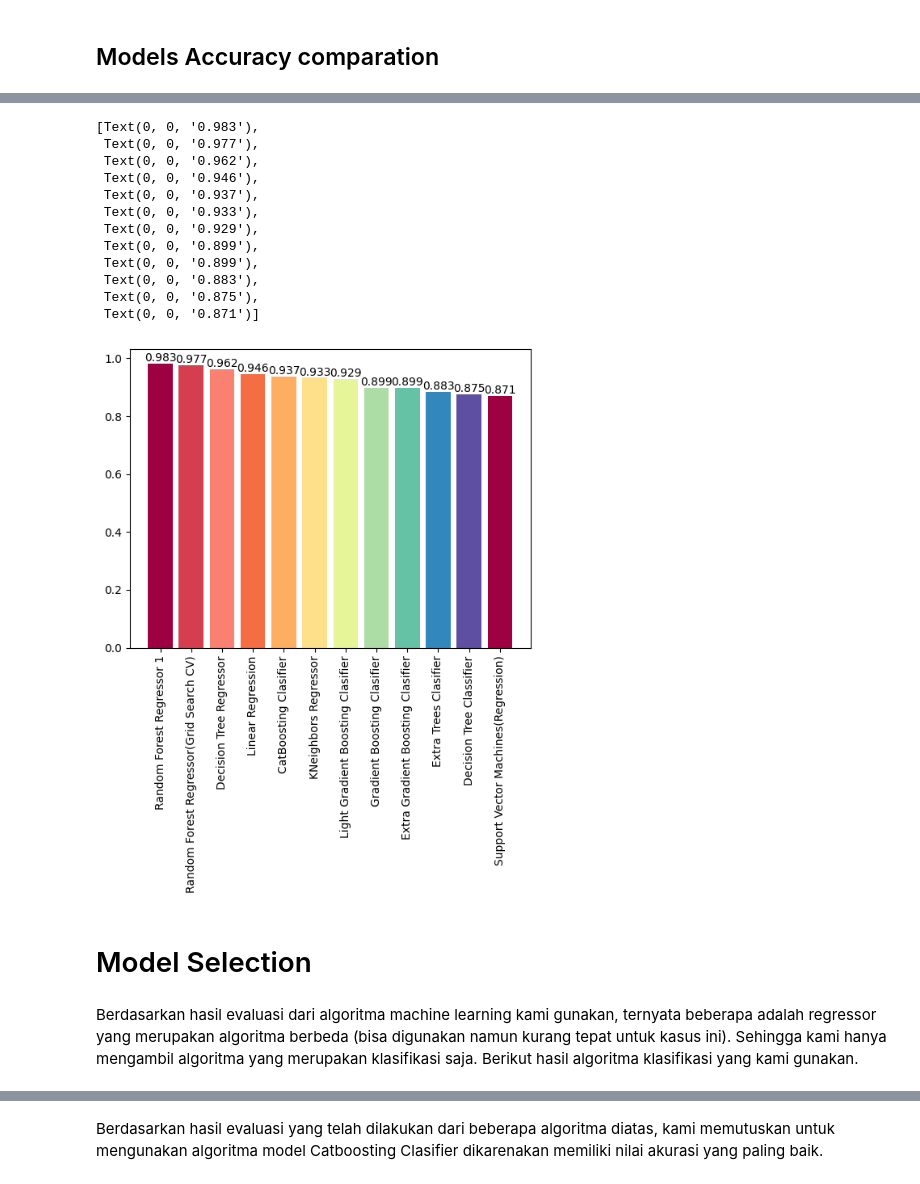
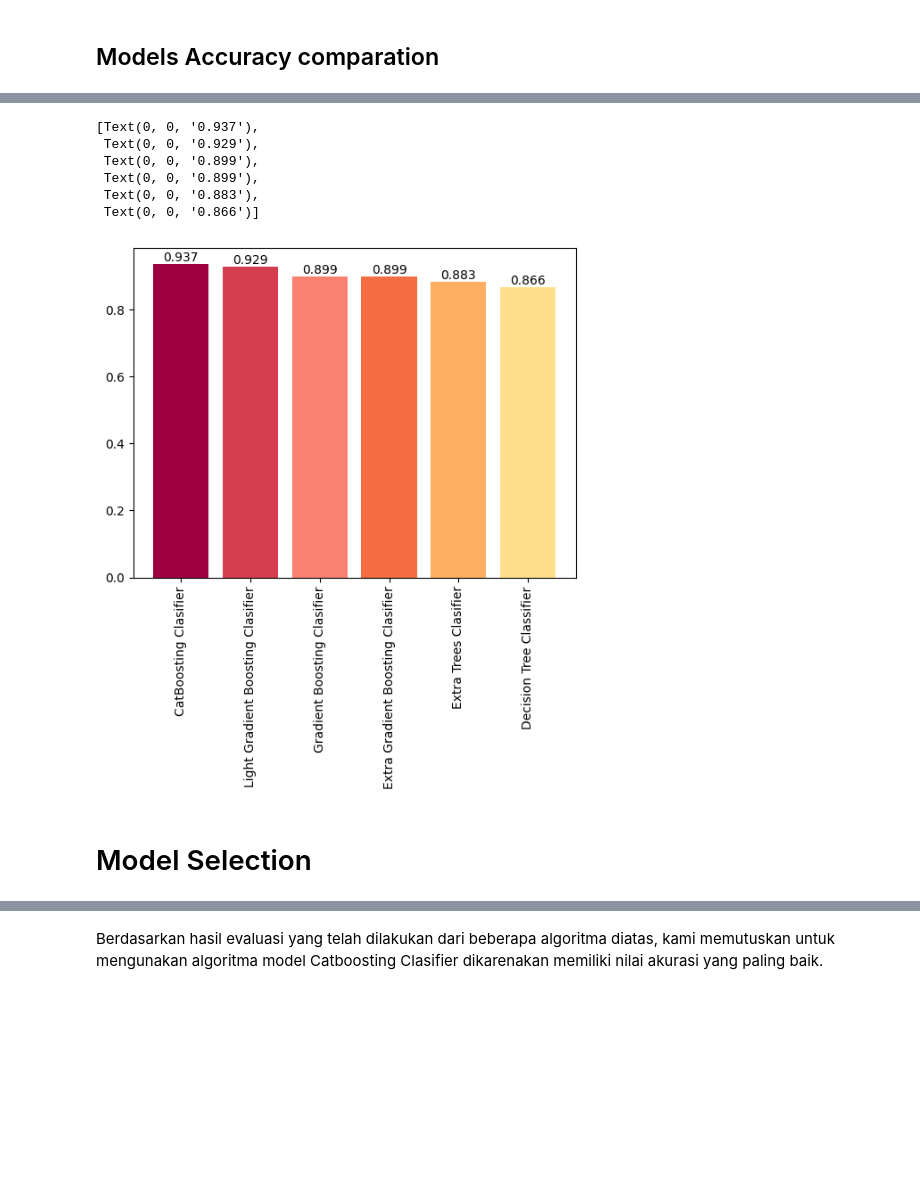
Before and after one commit to alphablue8/GoMotion, a Jupyter notebook: ML_Obesity.ipynb, the cells around one changed output, grey strips where cells are left out. Cells and saved outputs as stored; diff of their text form; code cells hidden in the pictures; blank space fills up the shorter version.

```diff
--- a/ML_Obesity.ipynb
+++ b/ML_Obesity.ipynb
@@ -676,28 +601,19 @@ print(models_acc)
 # %%
 models_acc = pd.Series(models_acc)
 models_acc = models_acc.sort_values(ascending=False)
 
-colors = ['indigo', 'mediumblue', 'teal', 'turquoise', 'greenyellow', 'goldenrod']
-colors2 = ['#9e0142', '#d53e4f', 'salmon', '#f46d43', '#fdae61', '#fee08b', '#e6f598', '#abdda4', '#66c2a5', '#3288bd', '#5e4fa2']
+colors2 = ['#9e0142', '#d53e4f', 'salmon', '#f46d43', '#fdae61', '#fee08b']
 
 ax = plt.bar(models_acc.index, height = models_acc, color = colors2)
 plt.xticks(rotation = 90)
 plt.bar_label(ax, fontsize=10)
 # %% [output]
-[Text(0, 0, '0.983'),
- Text(0, 0, '0.977'),
- Text(0, 0, '0.962'),
- Text(0, 0, '0.946'),
- Text(0, 0, '0.937'),
- Text(0, 0, '0.933'),
+[Text(0, 0, '0.937'),
  Text(0, 0, '0.929'),
  Text(0, 0, '0.899'),
  Text(0, 0, '0.899'),
  Text(0, 0, '0.883'),
- Text(0, 0, '0.875'),
- Text(0, 0, '0.871')]
+ Text(0, 0, '0.866')]
-[figure, old version]
+[figure, new version]
 # %% [markdown]
 # Model Selection
-# %% [markdown]
-Berdasarkan hasil evaluasi dari algoritma machine learning kami gunakan, ternyata beberapa adalah regressor yang merupakan algoritma berbeda (bisa digunakan namun kurang tepat untuk kasus ini). Sehingga kami hanya mengambil algoritma yang merupakan klasifikasi saja. Berikut hasil algoritma klasifikasi yang kami gunakan.
```
Also changed, not shown: parts of 36 cells of this notebook.
